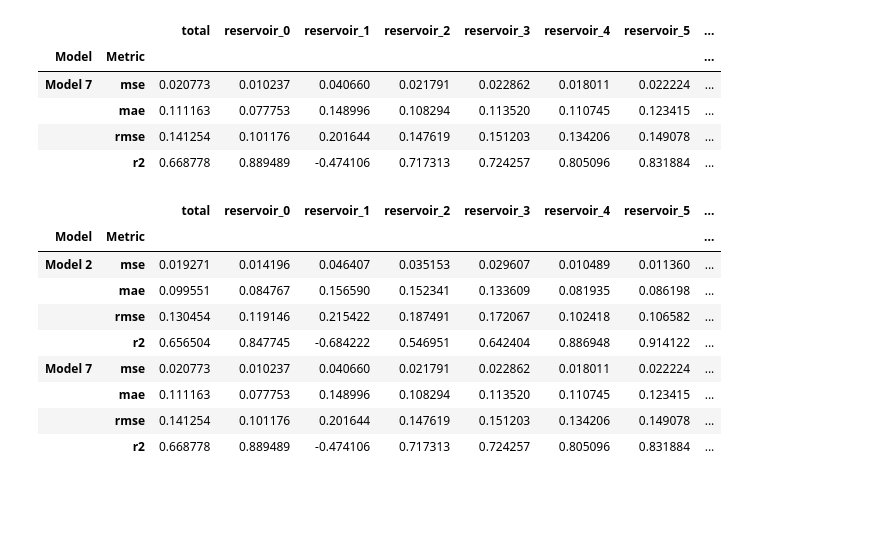
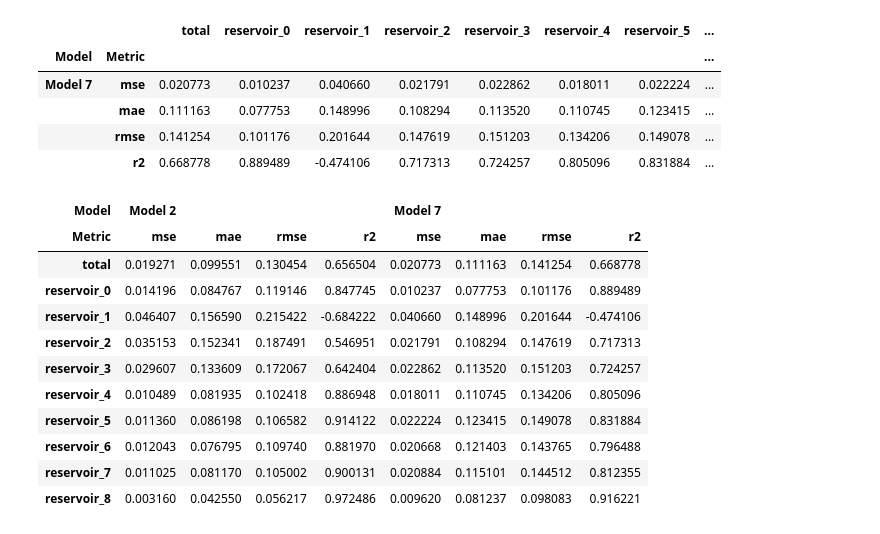
Before and after one commit to arnausanz/arnausanz.github.io, a Jupyter notebook: Results Analysis.ipynb, the cells around one changed output. Drawn from its saved outputs; the diff is of its cells as text; code cells hidden in the pictures; blank space fills up the shorter version.

Commit message:
result plots

```diff
--- a/Results Analysis.ipynb
+++ b/Results Analysis.ipynb
@@ -204,16 +204,18 @@ errors_m7
 |  | rmse | 0.141254 | 0.101176 | 0.201644 | 0.147619 | 0.151203 | 0.134206 | 0.149078 | ... |
 |  | r2 | 0.668778 | 0.889489 | -0.474106 | 0.717313 | 0.724257 | 0.805096 | 0.831884 | ... |
 # %%
-results_30_per_sensor = pd.concat([errors_m2, errors_m7])
+results_30_per_sensor = pd.concat([errors_m2, errors_m7]).T
 results_30_per_sensor
 # %% [output]
-|  |  | total | reservoir_0 | reservoir_1 | reservoir_2 | reservoir_3 | reservoir_4 | reservoir_5 | ... |
-| Model | Metric |  |  |  |  |  |  |  | ... |
-| Model 2 | mse | 0.019271 | 0.014196 | 0.046407 | 0.035153 | 0.029607 | 0.010489 | 0.011360 | ... |
-|  | mae | 0.099551 | 0.084767 | 0.156590 | 0.152341 | 0.133609 | 0.081935 | 0.086198 | ... |
-|  | rmse | 0.130454 | 0.119146 | 0.215422 | 0.187491 | 0.172067 | 0.102418 | 0.106582 | ... |
-|  | r2 | 0.656504 | 0.847745 | -0.684222 | 0.546951 | 0.642404 | 0.886948 | 0.914122 | ... |
-| Model 7 | mse | 0.020773 | 0.010237 | 0.040660 | 0.021791 | 0.022862 | 0.018011 | 0.022224 | ... |
-|  | mae | 0.111163 | 0.077753 | 0.148996 | 0.108294 | 0.113520 | 0.110745 | 0.123415 | ... |
-|  | rmse | 0.141254 | 0.101176 | 0.201644 | 0.147619 | 0.151203 | 0.134206 | 0.149078 | ... |
-|  | r2 | 0.668778 | 0.889489 | -0.474106 | 0.717313 | 0.724257 | 0.805096 | 0.831884 | ... |
+| Model | Model 2 |  |  |  | Model 7 |  |  |  |
+| Metric | mse | mae | rmse | r2 | mse | mae | rmse | r2 |
+| total | 0.019271 | 0.099551 | 0.130454 | 0.656504 | 0.020773 | 0.111163 | 0.141254 | 0.668778 |
+| reservoir_0 | 0.014196 | 0.084767 | 0.119146 | 0.847745 | 0.010237 | 0.077753 | 0.101176 | 0.889489 |
+| reservoir_1 | 0.046407 | 0.156590 | 0.215422 | -0.684222 | 0.040660 | 0.148996 | 0.201644 | -0.474106 |
+| reservoir_2 | 0.035153 | 0.152341 | 0.187491 | 0.546951 | 0.021791 | 0.108294 | 0.147619 | 0.717313 |
+| reservoir_3 | 0.029607 | 0.133609 | 0.172067 | 0.642404 | 0.022862 | 0.113520 | 0.151203 | 0.724257 |
+| reservoir_4 | 0.010489 | 0.081935 | 0.102418 | 0.886948 | 0.018011 | 0.110745 | 0.134206 | 0.805096 |
+| reservoir_5 | 0.011360 | 0.086198 | 0.106582 | 0.914122 | 0.022224 | 0.123415 | 0.149078 | 0.831884 |
+| reservoir_6 | 0.012043 | 0.076795 | 0.109740 | 0.881970 | 0.020668 | 0.121403 | 0.143765 | 0.796488 |
+| reservoir_7 | 0.011025 | 0.081170 | 0.105002 | 0.900131 | 0.020884 | 0.115101 | 0.144512 | 0.812355 |
+| reservoir_8 | 0.003160 | 0.042550 | 0.056217 | 0.972486 | 0.009620 | 0.081237 | 0.098083 | 0.916221 |
```
